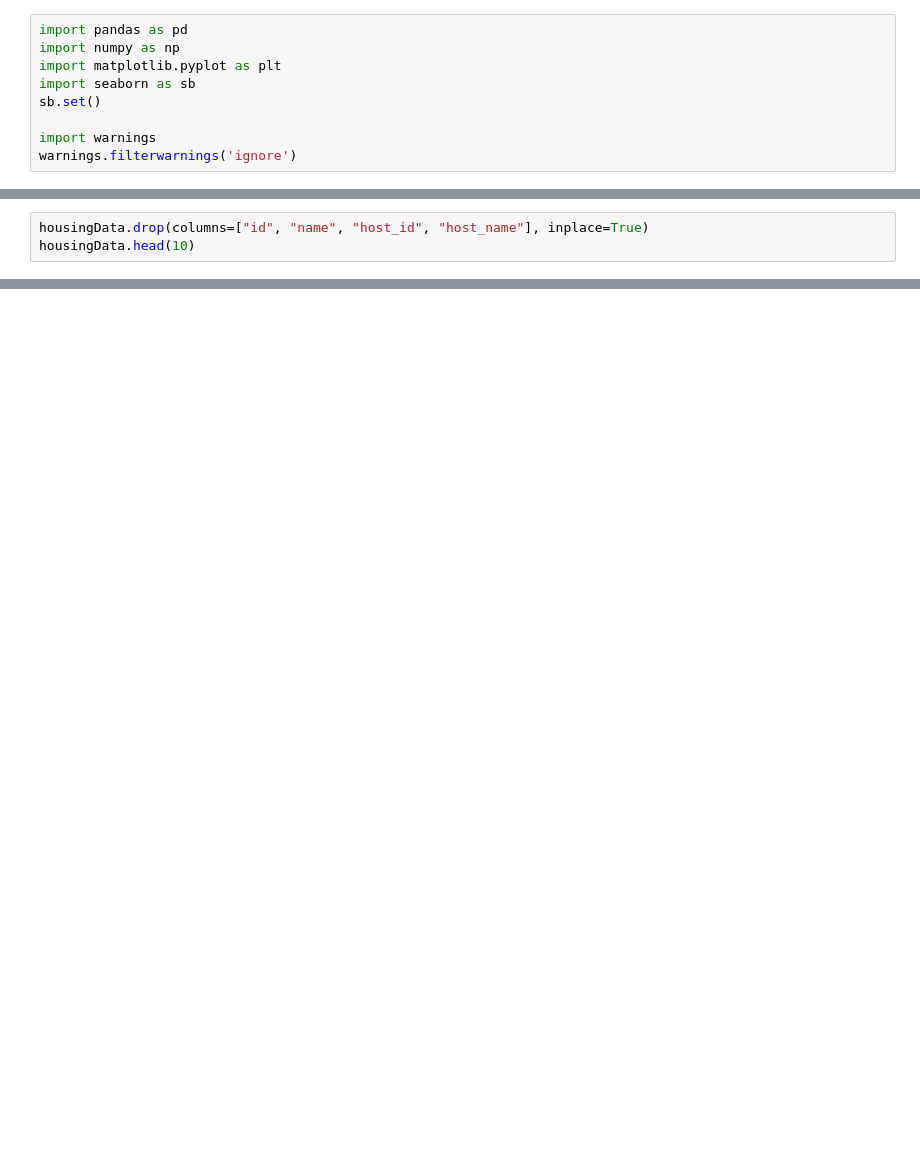
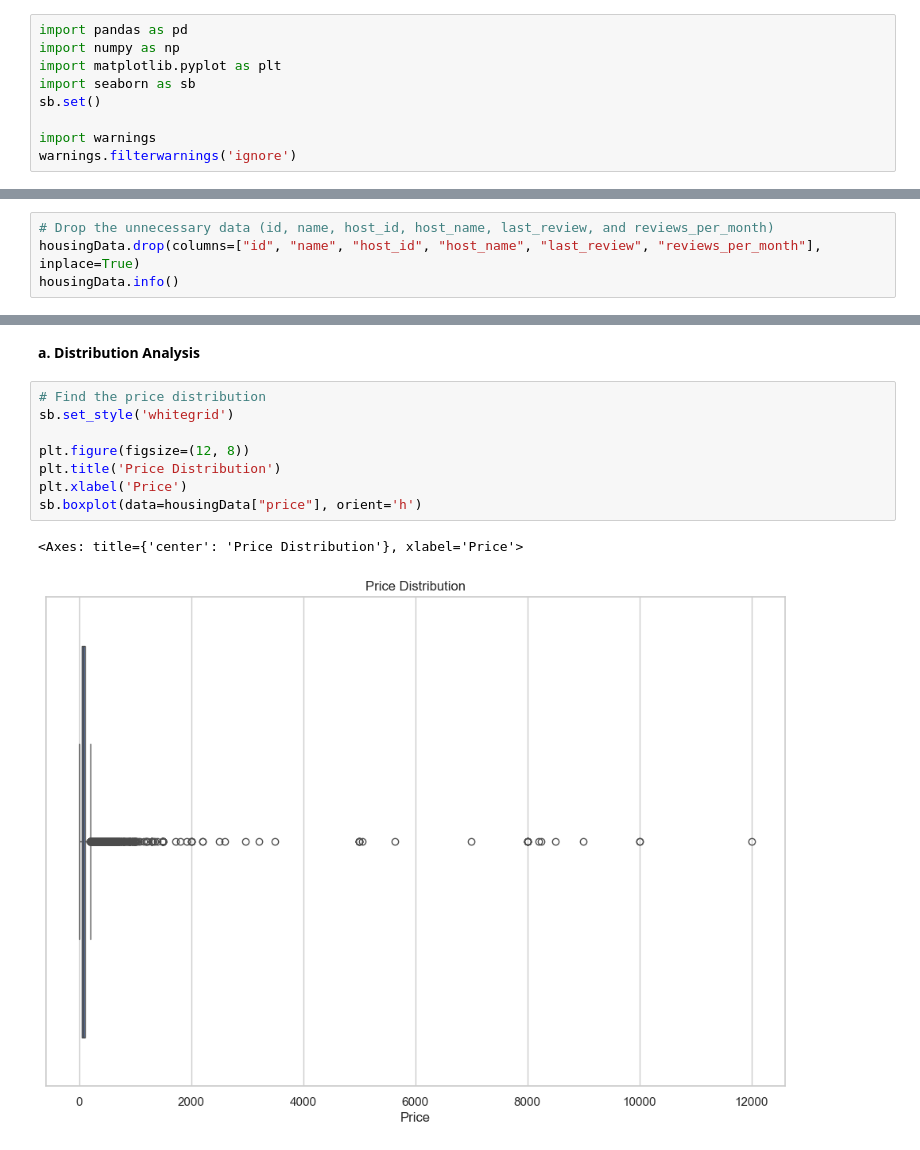
Before and after one commit to theodoreamadeo/air-bnb, a Jupyter notebook: final-project.ipynb, the cells around one changed output, grey strips where cells are left out. Saved outputs shown, nothing was run; the diff lists cells and outputs as text; blank space fills up the shorter version.

Commit message:
feat: add geographic analysis

```diff
--- a/final-project.ipynb
+++ b/final-project.ipynb
@@ -45,4 +68,5 @@ housingData.head(10)
 # %%
-housingData.drop(columns=["id", "name", "host_id", "host_name"], inplace=True)
-housingData.head(10)
+# Drop the unnecessary data (id, name, host_id, host_name, last_review, and reviews_per_month)
+housingData.drop(columns=["id", "name", "host_id", "host_name", "last_review", "reviews_per_month"], inplace=True)
+housingData.info()
 # %% [output]
@@ -109,0 +152,13 @@ Room Type: ['Private room' 'Entire home/apt' 'Shared room' 'Hotel room']
+# %% [markdown]
+**a. Distribution Analysis**
+# %%
+# Find the price distribution
+sb.set_style('whitegrid')
+
+plt.figure(figsize=(12, 8))
+plt.title('Price Distribution')
+plt.xlabel('Price')
+sb.boxplot(data=housingData["price"], orient='h')
+# %% [output]
+<Axes: title={'center': 'Price Distribution'}, xlabel='Price'>
+[figure, added]
```
Also changed, not shown: parts of 27 cells of this notebook.
